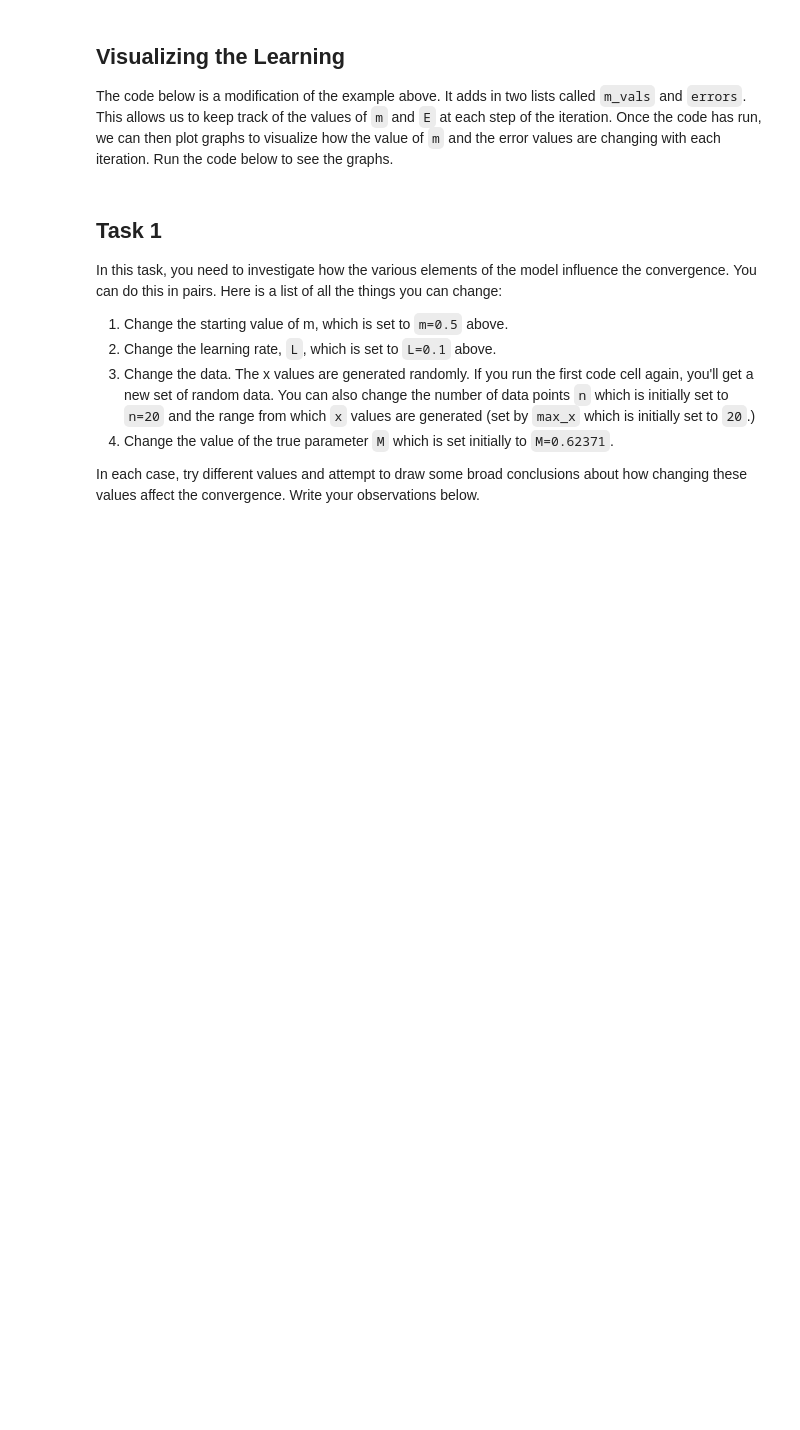
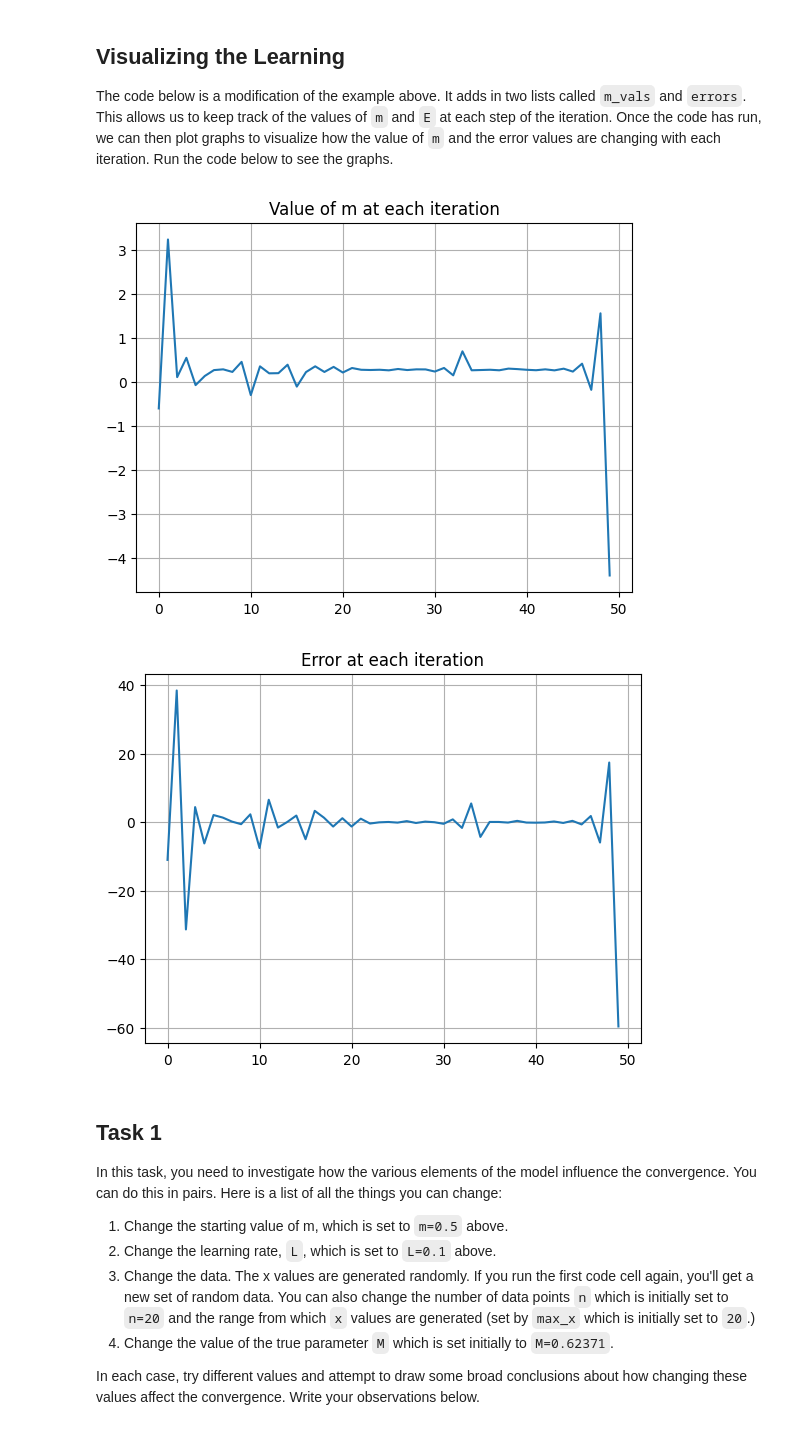
Before and after one commit to guyfrancis/dat1001, a Jupyter notebook: ML_Example1.ipynb, the cells around one changed output. Cells and saved outputs as stored; diff of their text form; code cells hidden in the pictures; blank space fills up the shorter version.

```diff
--- a/ML_Example1.ipynb
+++ b/ML_Example1.ipynb
@@ -51,7 +53,7 @@ $$ m = m +L \cdot E $$
 The code below does this for each pair of $(x, y)$ values in the dataset. At each step, the current value of $m$ is printed.
 # %%
 #Set initial values
-m = 0.5
+m = 0.4
 L = 0.1
 
 for i in range(n):
@@ -69,28 +89,32 @@ The code below is a modification of the example above. It adds in two lists call
 Once the code has run, we can then plot graphs to visualize how the value of `m` and the error values are changing with each iteration. Run the code below to see the graphs.
 # %%
 # Reset m and L
+M = 0.2754
 m = 0.5
 L = 0.1
 
 n = len(x_vals)
 m_vals = []
 errors = []
 for i in range(n):
     x = x_vals[i]
     y = y_vals[i]
     e = y - m*x
     m = m + L*e
     errors.append(e)
     m_vals.append(m)
 
 plt.plot(m_vals)
 plt.title("Value of m at each iteration")
 plt.grid(True)
 plt.show()
 plt.plot(errors)
 plt.grid(True)
 plt.title("Error at each iteration")
 plt.show()
+# %% [output]
+[figure, added]
+[figure, added]
 # %% [markdown]
 ## Task 1
 
```
Also changed, not shown: parts of 6 cells of this notebook, 2 other files.
